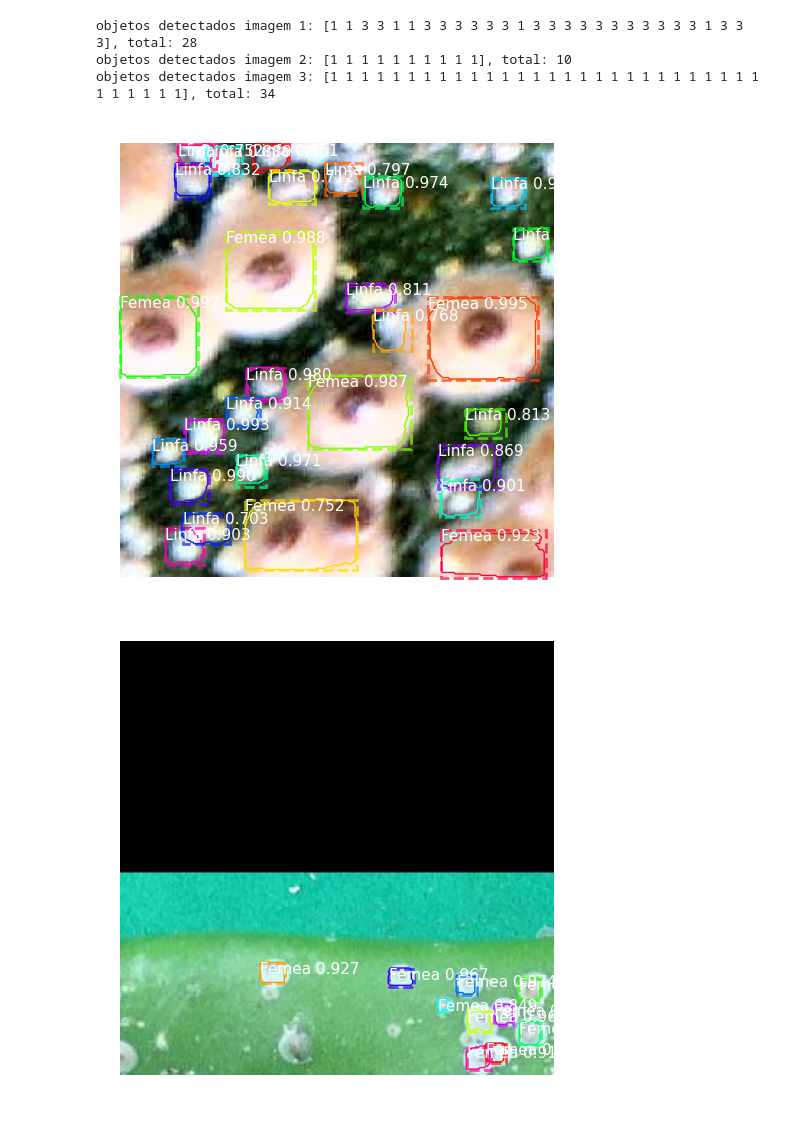
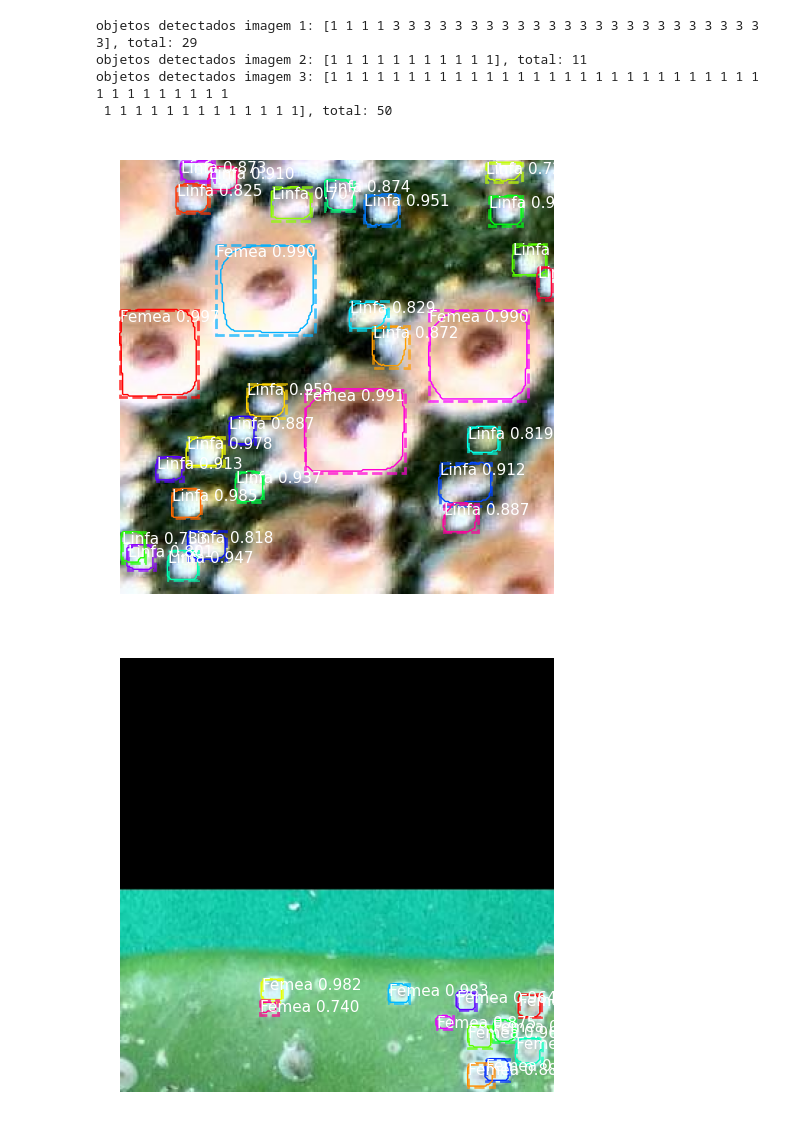
Before and after one commit to NikolaosKtec/pibic_cch_maskRCNN_test, a Jupyter notebook: test_models-2.ipynb, the cells around one changed output. Drawn from its saved outputs; the diff is of its cells as text; code cells hidden in the pictures.

```diff
--- a/test_models-2.ipynb
+++ b/test_models-2.ipynb
@@ -105,7 +66,7 @@ sys.path.append('/home/niko/project/pibic_cch_maskRCNN_test/variant-e-more-layer
 from cch_config_variant_e_more_layers import CchConfig
 ROOT_A = '/home/niko/project/pibic_cch_maskRCNN_test/variant-e-more-layers'
 LOG = os.path.join(ROOT_A,'logs')
-MODEL_A = os.path.join(ROOT_A,'model/cochonilha20230624T1314/mask_rcnn_cochonilha_0007.h5')
+MODEL_A = os.path.join(ROOT_A,'model/final/mask_rcnn_cochonilha_0004.h5')
 
 model = MaskRCNN(mode='inference', model_dir=LOG,config=CchConfig())
 model.load_weights(MODEL_A, by_name=True)
@@ -122,21 +82,22 @@ anchors                  shape: (3, 36828, 4)         min:   -0.14770  max:    1
 # %%
 r = results[0]
 r2 = results[1]
 r3 = results[2]
 print(f'objetos detectados imagem 1: { r["class_ids"] }, total: { len ( r["class_ids"] ) }')
 print(f'objetos detectados imagem 2: { r2["class_ids"] }, total: { len ( r2["class_ids"] ) }')
 print(f'objetos detectados imagem 3: { r3["class_ids"] }, total: { len ( r3["class_ids"] ) }')
 visualize.display_instances(im1, r['rois'], r['masks'], r['class_ids'],
                             class_names, r['scores'],figsize=(6,6),show_mask=False)
 
 visualize.display_instances(im2, r2['rois'], r2['masks'], r2['class_ids'],
                             class_names, r2['scores'],figsize=(6,6),show_mask=False)
 
 visualize.display_instances(im3, r3['rois'], r3['masks'], r3['class_ids'],
-                            class_names, r3['scores'],figsize=(6,6),show_mask=True)
+                            class_names, r3['scores'],figsize=(6,6),show_mask=True,show_bbox=False)
 # %% [output]
-objetos detectados imagem 1: [1 1 3 3 1 1 3 3 3 3 3 3 1 3 3 3 3 3 3 3 3 3 3 3 1 3 3 3], total: 28
-objetos detectados imagem 2: [1 1 1 1 1 1 1 1 1 1], total: 10
-objetos detectados imagem 3: [1 1 1 1 1 1 1 1 1 1 1 1 1 1 1 1 1 1 1 1 1 1 1 1 1 1 1 1 1 1 1 1 1 1], total: 34
+objetos detectados imagem 1: [1 1 1 1 3 3 3 3 3 3 3 3 3 3 3 3 3 3 3 3 3 3 3 3 3 3 3 3 3], total: 29
+objetos detectados imagem 2: [1 1 1 1 1 1 1 1 1 1 1], total: 11
+objetos detectados imagem 3: [1 1 1 1 1 1 1 1 1 1 1 1 1 1 1 1 1 1 1 1 1 1 1 1 1 1 1 1 1 1 1 1 1 1 1 1 1
+ 1 1 1 1 1 1 1 1 1 1 1 1 1], total: 50
-[figure, old version]
+[figure, new version]
-[figure, old version]
+[figure, new version]
```
Also changed, not shown: parts of 8 cells of this notebook, 2 other files.
